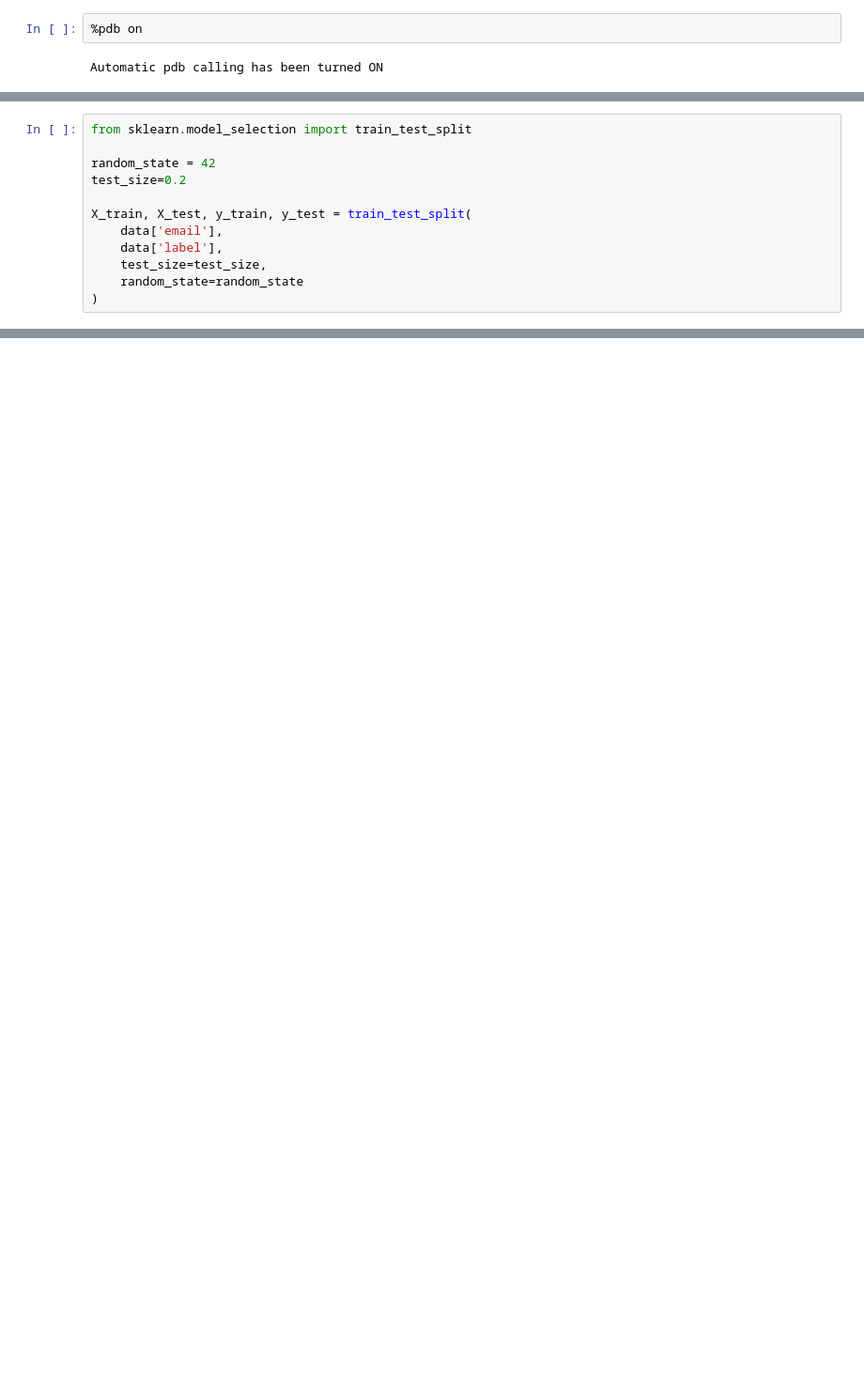
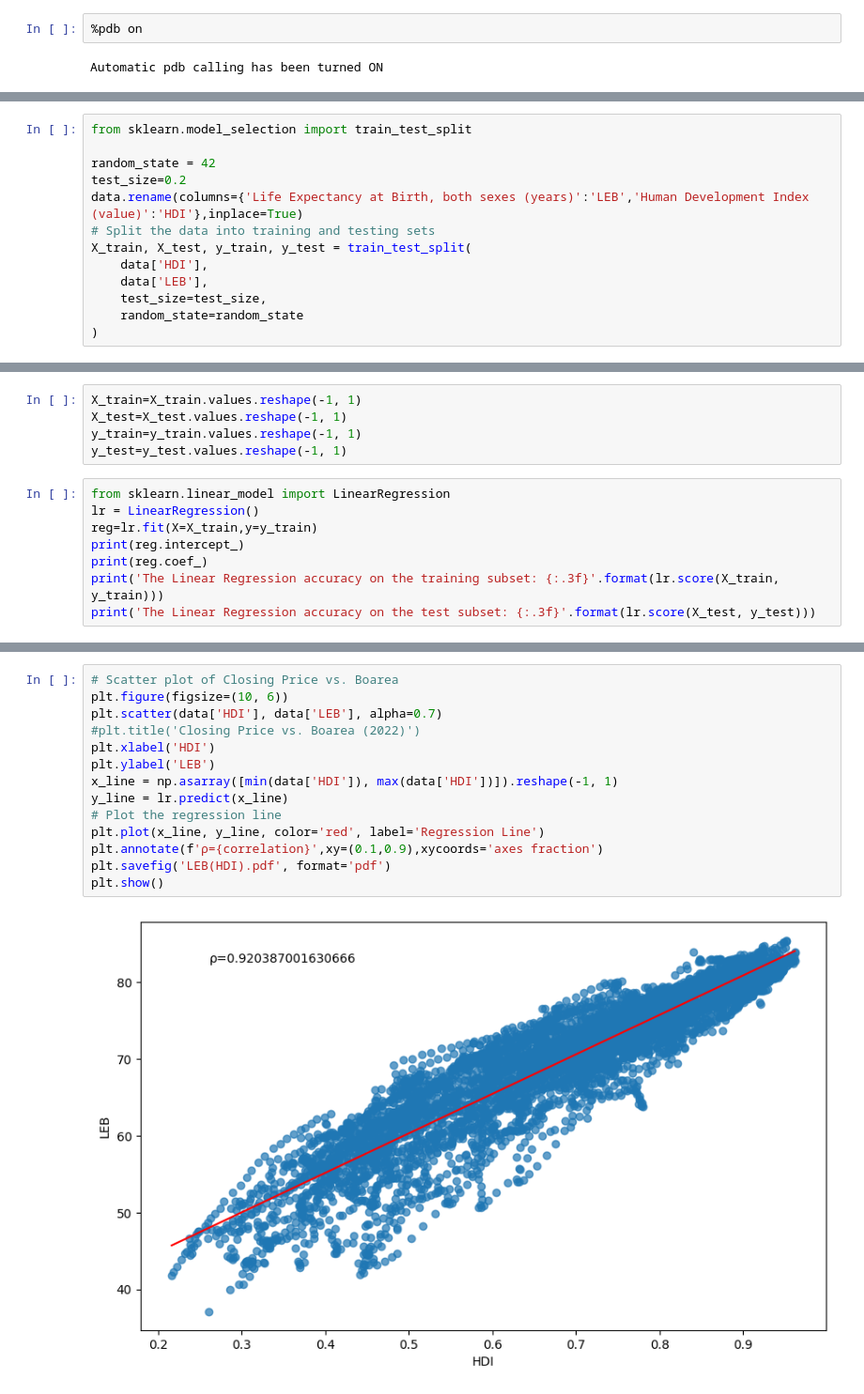
Before and after one commit to MahdiTheGreat/LifeExpectancy, a Jupyter notebook: LifeExpectancy.ipynb, the cells around one changed output, grey strips where cells are left out. Shown at 94% size. Saved outputs shown, nothing was run; the diff lists cells and outputs as text; blank space fills up the shorter version.

Commit message:
Done with the single variable problem, not we have to choose several variables for multivariable regression

```diff
--- a/LifeExpectancy.ipynb
+++ b/LifeExpectancy.ipynb
@@ -187,10 +227,11 @@ from sklearn.model_selection import train_test_split
 
 random_state = 42
 test_size=0.2
-
+data.rename(columns={'Life Expectancy at Birth, both sexes (years)':'LEB','Human Development Index (value)':'HDI'},inplace=True)
+# Split the data into training and testing sets
 X_train, X_test, y_train, y_test = train_test_split(
-    data['email'],
-    data['label'],
+    data['HDI'],
+    data['LEB'],
     test_size=test_size,
     random_state=random_state
 )
@@ -196,0 +242,13 @@ X_train, X_test, y_train, y_test = train_test_split(
+# %%
+X_train=X_train.values.reshape(-1, 1)
+X_test=X_test.values.reshape(-1, 1)
+y_train=y_train.values.reshape(-1, 1)
+y_test=y_test.values.reshape(-1, 1)
+# %%
+from sklearn.linear_model import LinearRegression
+lr = LinearRegression()
+reg=lr.fit(X=X_train,y=y_train)
+print(reg.intercept_)
+print(reg.coef_)
+print('The Linear Regression accuracy on the training subset: {:.3f}'.format(lr.score(X_train, y_train)))
+print('The Linear Regression accuracy on the test subset: {:.3f}'.format(lr.score(X_test, y_test)))
@@ -196,0 +269,16 @@ X_train, X_test, y_train, y_test = train_test_split(
+# %%
+# Scatter plot of Closing Price vs. Boarea
+plt.figure(figsize=(10, 6))
+plt.scatter(data['HDI'], data['LEB'], alpha=0.7)
+#plt.title('Closing Price vs. Boarea (2022)')
+plt.xlabel('HDI')
+plt.ylabel('LEB')
+x_line = np.asarray([min(data['HDI']), max(data['HDI'])]).reshape(-1, 1)
+y_line = lr.predict(x_line)
+# Plot the regression line
+plt.plot(x_line, y_line, color='red', label='Regression Line')
+plt.annotate(f'ρ={correlation}',xy=(0.1,0.9),xycoords='axes fraction')
+plt.savefig('LEB(HDI).pdf', format='pdf')
+plt.show()
+# %% [output]
+[figure, added]
```
Also changed, not shown: parts of 8 cells of this notebook.
